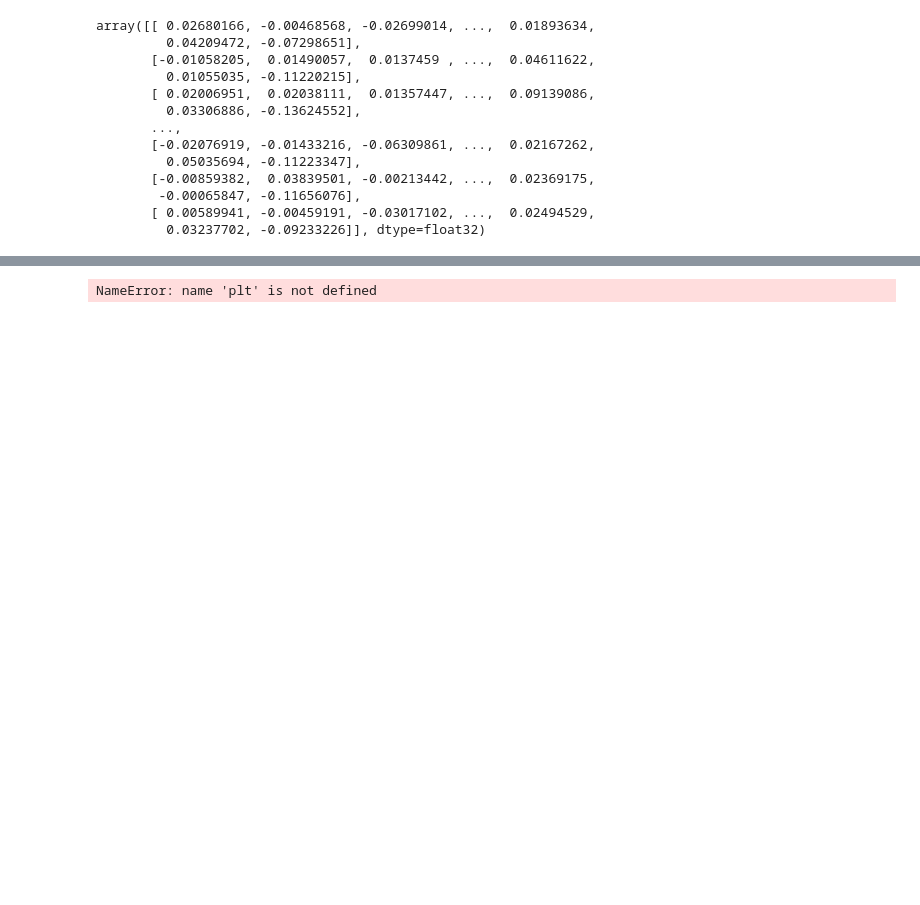
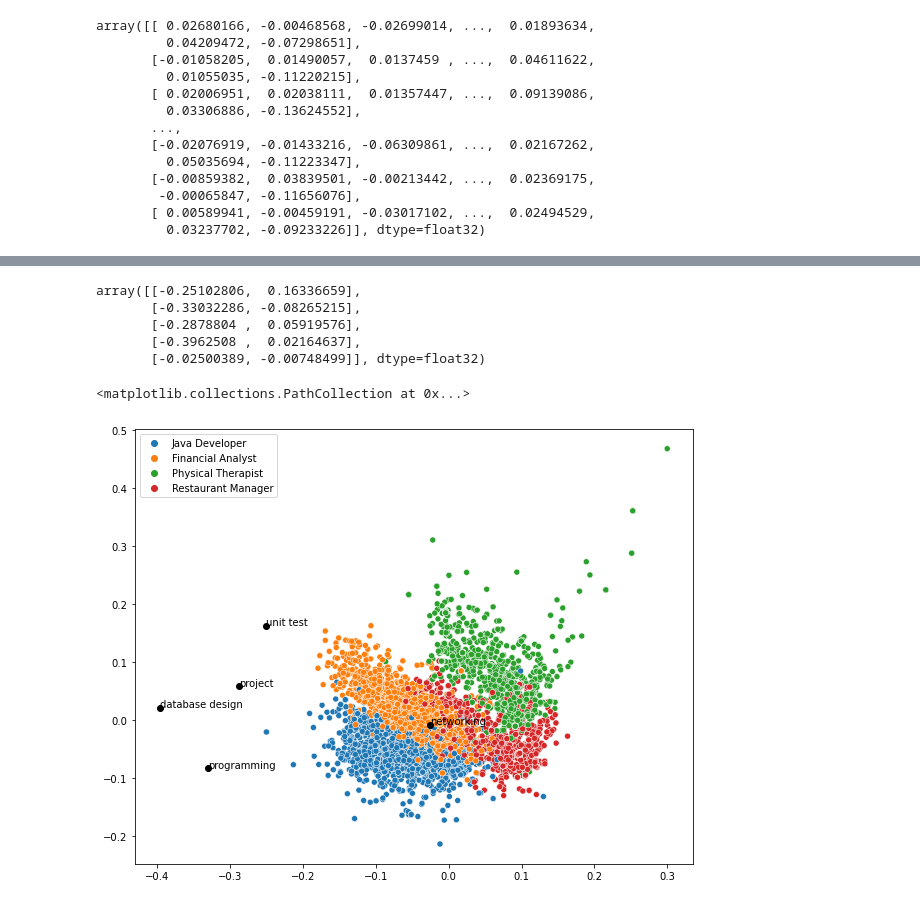
Before and after one commit to CongSheng/MLDA-DLW2020-Anything, a Jupyter notebook: fasttext.ipynb, the cells around one changed output, grey strips where cells are left out. Saved outputs shown, nothing was run; the diff lists cells and outputs as text; code cells hidden in the pictures; blank space fills up the shorter version.

Commit message:
fix broken plots

```diff
--- a/fasttext.ipynb
+++ b/fasttext.ipynb
@@ -195,23 +197,24 @@ array([[-0.13718511, -0.02417635],
-# %%
-import seaborn as sns
-import matplotlib
-matplotlib.rc('font', size=18)
-
-plt.figure(figsize=(15,12))
-sns.scatterplot(x=vectors_2d[:,0], y=vectors_2d[:,1], hue=jd_select['Query'].values)
-plt.savefig('jobs plot')
-# %% [output]
-NameError: name 'plt' is not defined
 # %%
 my_skills = ['unit test', 'programming', 'project', 'database design', 'networking']
 
-my_skills_vec = [model.get_word_vector(x) for x in my_skills]
+my_skills_vec = [model.get_sentence_vector(x) for x in my_skills]
 my_skills_vec = pca.transform(my_skills_vec)
 my_skills_vec
+# %% [output]
+array([[-0.25102806,  0.16336659],
+       [-0.33032286, -0.08265215],
+       [-0.2878804 ,  0.05919576],
+       [-0.3962508 ,  0.02164637],
+       [-0.02500389, -0.00748499]], dtype=float32)
 # %%
 plt.figure(figsize=(10,8))
 sns.scatterplot(x=vectors_2d[:,0], y=vectors_2d[:,1], hue=jd_select['Query'].values)
 
 plt.scatter(my_skills_vec[:,0], my_skills_vec[:,1], c='black')
 for i,x in enumerate(my_skills):
     plt.annotate(x, my_skills_vec[i])
+
+plt.scatter([0],[0])
+# %% [output]
+<matplotlib.collections.PathCollection at 0x...>
+[figure, added]
```
Also changed, not shown: parts of 4 cells of this notebook.
